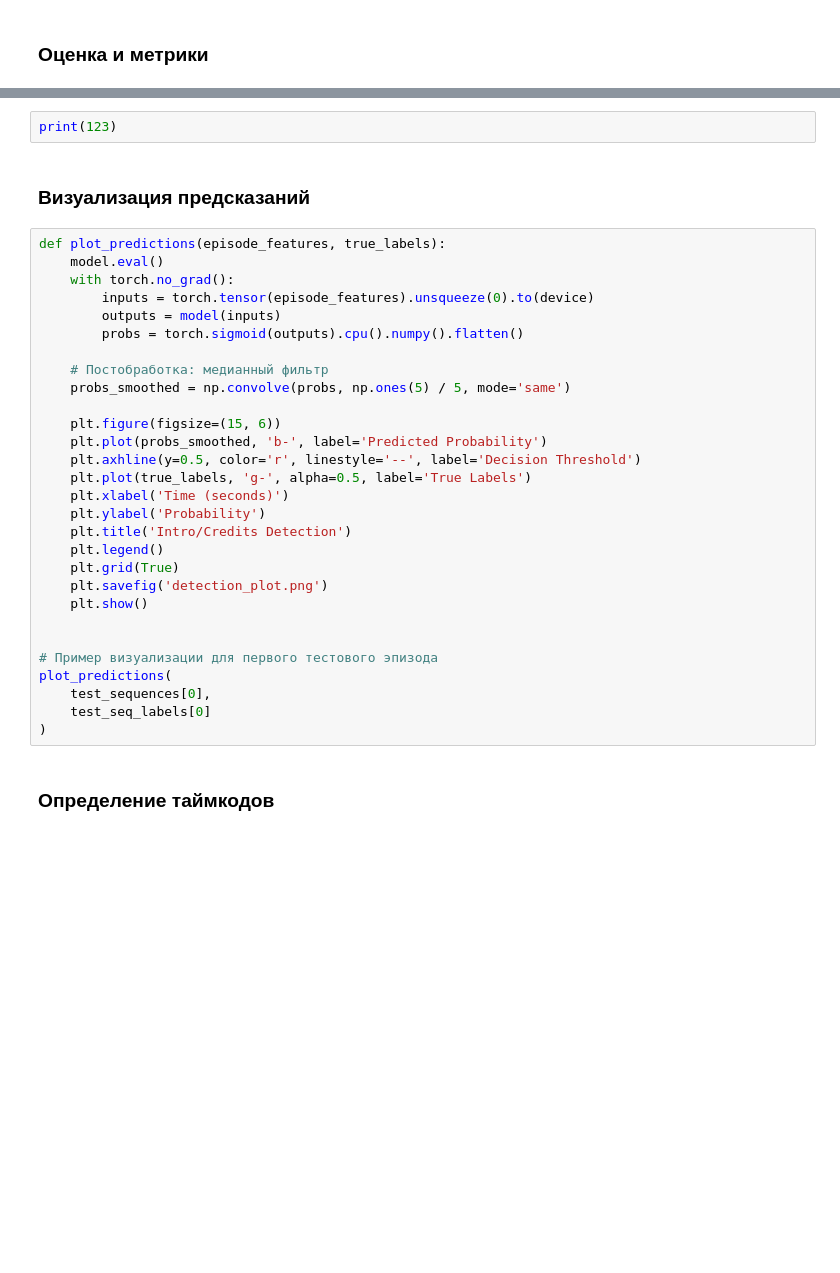
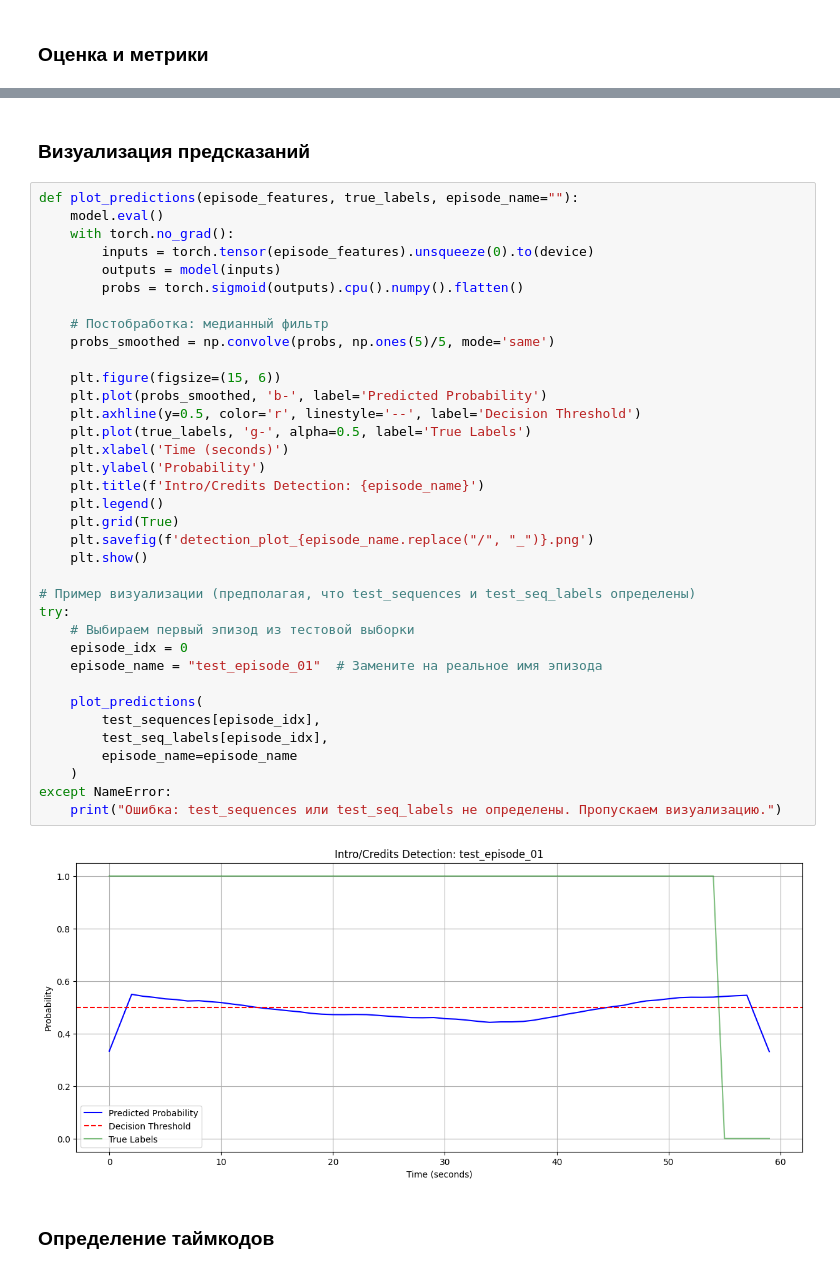
Before and after one commit to lizagrin/IntroExtractor-VK, a Jupyter notebook: main.ipynb, the cells around one changed output, grey strips where cells are left out. Cells and saved outputs as stored; diff of their text form; blank space fills up the shorter version.

```diff
--- a/main.ipynb
+++ b/main.ipynb
@@ -474,36 +603,43 @@ print(f"F1-score: {f1:.4f}")
-# %%
-print(123)
 # %% [markdown]
 ### Визуализация предсказаний
 # %%
-def plot_predictions(episode_features, true_labels):
+def plot_predictions(episode_features, true_labels, episode_name=""):
     model.eval()
     with torch.no_grad():
         inputs = torch.tensor(episode_features).unsqueeze(0).to(device)
         outputs = model(inputs)
         probs = torch.sigmoid(outputs).cpu().numpy().flatten()
 
     # Постобработка: медианный фильтр
-    probs_smoothed = np.convolve(probs, np.ones(5) / 5, mode='same')
+    probs_smoothed = np.convolve(probs, np.ones(5)/5, mode='same')
 
     plt.figure(figsize=(15, 6))
     plt.plot(probs_smoothed, 'b-', label='Predicted Probability')
     plt.axhline(y=0.5, color='r', linestyle='--', label='Decision Threshold')
     plt.plot(true_labels, 'g-', alpha=0.5, label='True Labels')
     plt.xlabel('Time (seconds)')
     plt.ylabel('Probability')
-    plt.title('Intro/Credits Detection')
+    plt.title(f'Intro/Credits Detection: {episode_name}')
     plt.legend()
     plt.grid(True)
-    plt.savefig('detection_plot.png')
+    plt.savefig(f'detection_plot_{episode_name.replace("/", "_")}.png')
     plt.show()
 
+# Пример визуализации (предполагая, что test_sequences и test_seq_labels определены)
+try:
+    # Выбираем первый эпизод из тестовой выборки
+    episode_idx = 0
+    episode_name = "test_episode_01"  # Замените на реальное имя эпизода
 
-# Пример визуализации для первого тестового эпизода
-plot_predictions(
-    test_sequences[0],
-    test_seq_labels[0]
-)
+    plot_predictions(
+        test_sequences[episode_idx],
+        test_seq_labels[episode_idx],
+        episode_name=episode_name
+    )
+except NameError:
+    print("Ошибка: test_sequences или test_seq_labels не определены. Пропускаем визуализацию.")
+# %% [output]
+[figure, added]
 # %% [markdown]
 ### Определение таймкодов
 # %%
```
Also changed, not shown: parts of 8 cells of this notebook, 4 other files.
